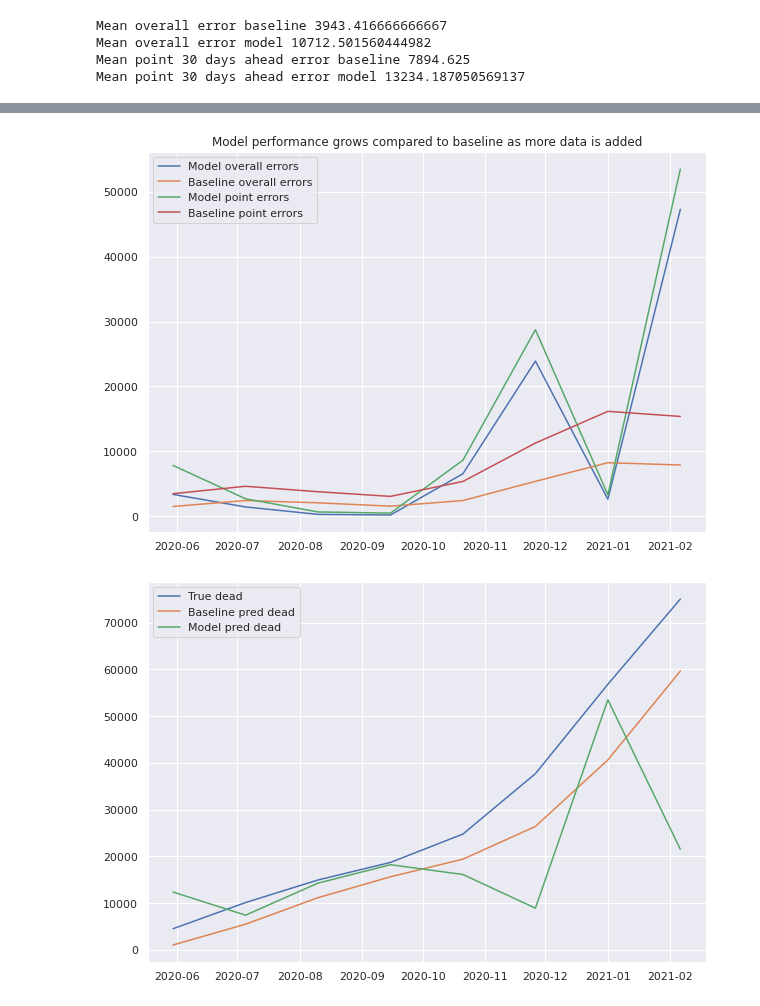
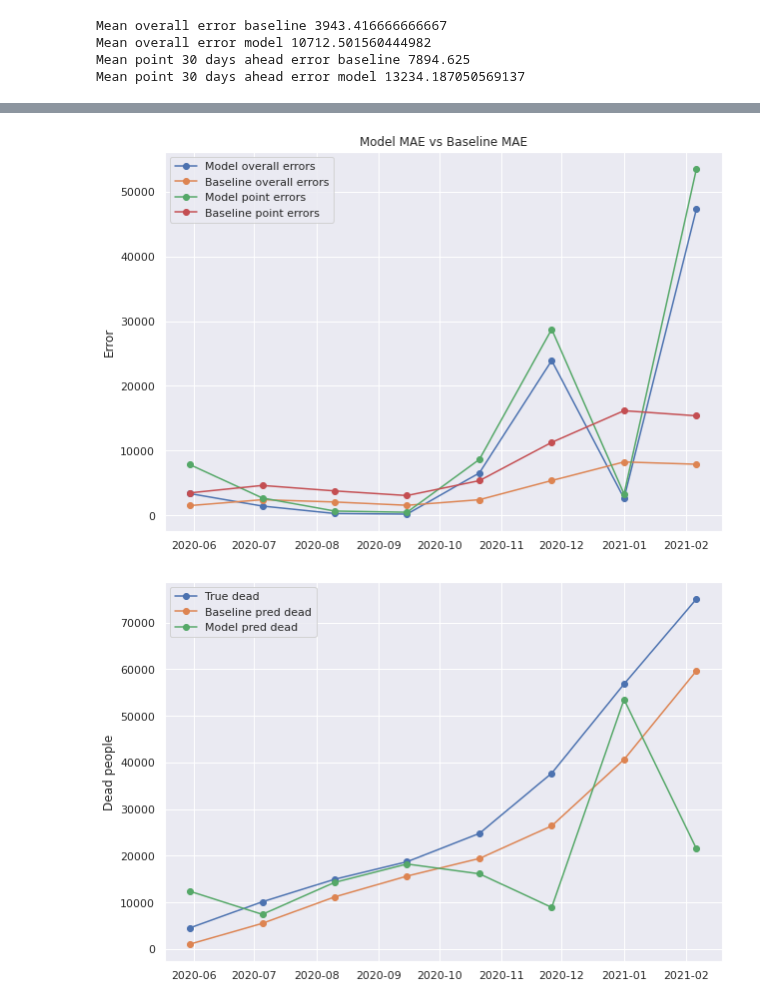
Before and after one commit to btseytlin/covid_peak_sir_modelling, a Jupyter notebook: seir_curve_fit_owid_hidden_ensemble.ipynb, the cells around one changed output, grey strips where cells are left out. Saved outputs shown, nothing was run; the diff lists cells and outputs as text; code cells hidden in the pictures.

```diff
--- a/seir_curve_fit_owid_hidden_ensemble.ipynb
+++ b/seir_curve_fit_owid_hidden_ensemble.ipynb
@@ -367,6 +296,7 @@ def eval_k_days_ahead_ensemble(df, model_cls, fitter_cls, eval_period_start, n_e
     true_D = []
     baseline_pred_D = []
     model_pred_D = []
+    fitters = []
 
     progress_bar = tqdm(eval_points, total=len(eval_points))
     for t in progress_bar:
@@ -375,6 +305,7 @@ def eval_k_days_ahead_ensemble(df, model_cls, fitter_cls, eval_period_start, n_e
         model = model_cls(**model_kwargs)
         fitter = fitter_cls(**fitter_kwargs)
         ensemble = EnsembleModel.train(model, fitter, train_df)
+        fitters.append(fitter)
 
         train_t = np.arange(len(train_df))
         aggregate_states, aggregate_daily, model_states, model_daily_vals, history = ensemble.predict(train_df)
@@ -392,17 +323,16 @@ def eval_k_days_ahead_ensemble(df, model_cls, fitter_cls, eval_period_start, n_e
         baseline_pred_D.append([train_df.iloc[-1][total_dead_col]] * k)
         true_D.append(df[total_dead_col].iloc[eval_t].values)
 
-    return pred_dates, baseline_pred_D, model_pred_D, true_D
+    return pred_dates, baseline_pred_D, model_pred_D, true_D, fitters
 # %%
 eval_period_start_t = len(df[df.date < '2020-05-01'])
 # %%
-pred_dates, baseline_pred_D, model_pred_D, true_D = eval_k_days_ahead_ensemble(df,
+pred_dates, baseline_pred_D, model_pred_D, true_D, fitters = eval_k_days_ahead_ensemble(df,
                   SEIRHidden_OWID,
                   HiddenCurveFitter,
                   eval_period_start=eval_period_start_t,
                   n_eval_points=10,
                   total_dead_col='total_deaths',
-                  model_kwargs={'stepwise_size': 60},
                   fitter_kwargs=dict(verbose=True,
                                      total_deaths_col='total_deaths',
                                      new_deaths_col='new_deaths_smoothed',
@@ -430,27 +375,25 @@ Mean point 30 days ahead error model 13234.187050569137
 # %%
-x_dates = [d[-1] for d in pred_dates]
+plt.figure(figsize=(10, 7))
+plt.plot(x_dates, overall_errors_model, label='Model overall errors', marker='o')
+plt.plot(x_dates, overall_errors_baseline, label='Baseline overall errors', marker='o')
 
-plt.figure(figsize=(10, 7))
-plt.plot(x_dates, overall_errors_model, label='Model overall errors')
-plt.plot(x_dates, overall_errors_baseline, label='Baseline overall errors')
+plt.plot(x_dates, point_errors_model, label='Model point errors', marker='o')
+plt.plot(x_dates, point_errors_baseline, label='Baseline point errors', marker='o')
 
-plt.plot(x_dates, point_errors_model, label='Model point errors')
-plt.plot(x_dates, point_errors_baseline, label='Baseline point errors')
-
+plt.ylabel('Error')
 plt.legend()
-plt.title('Model performance grows compared to baseline as more data is added')
+plt.title('Model MAE vs Baseline MAE')
 plt.show()
 # %% [output]
-[figure, old version]
+[figure, new version]
 # %%
-x_dates = [d[-1] for d in pred_dates]
+plt.figure(figsize=(10, 7))
+plt.plot(x_dates, [v[-1] for v in true_D], label='True dead', marker='o')
+plt.plot(x_dates, [v[-1] for v in baseline_pred_D], label='Baseline pred dead', marker='o')
+plt.plot(x_dates, [v[-1] for v in model_pred_D], label='Model pred dead', marker='o')
 
-plt.figure(figsize=(10, 7))
-plt.plot(x_dates, [v[-1] for v in true_D], label='True dead')
-plt.plot(x_dates, [v[-1] for v in baseline_pred_D], label='Baseline pred dead')
-plt.plot(x_dates, [v[-1] for v in model_pred_D], label='Model pred dead')
-
+plt.ylabel('Dead people')
 plt.legend()
 plt.show()
 # %% [output]
-[figure, old version]
+[figure, new version]
```
Also changed, not shown: parts of 20 cells of this notebook.
